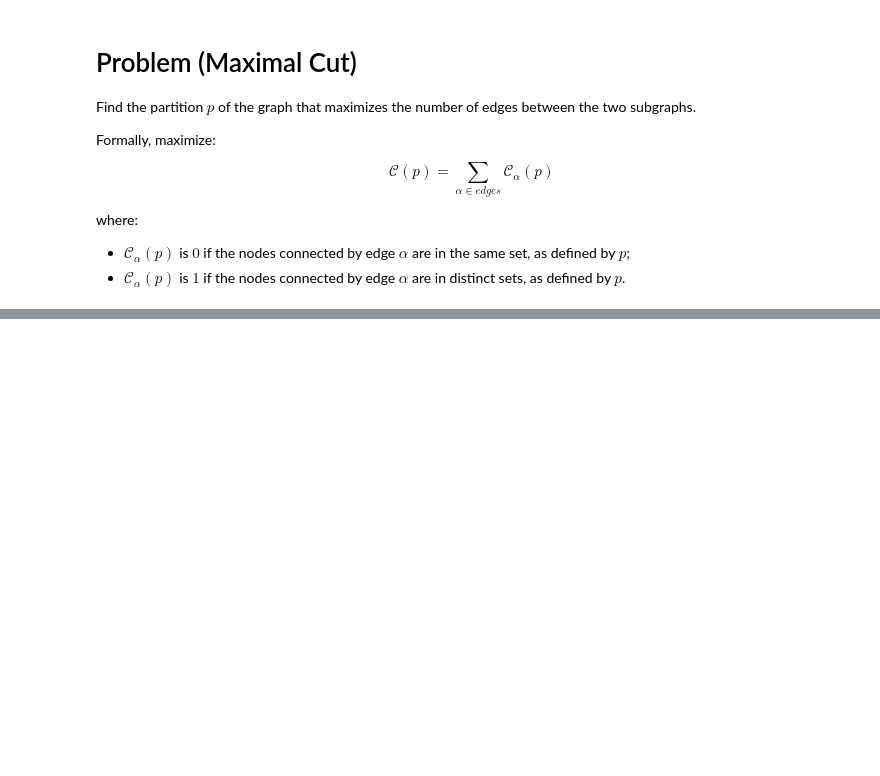
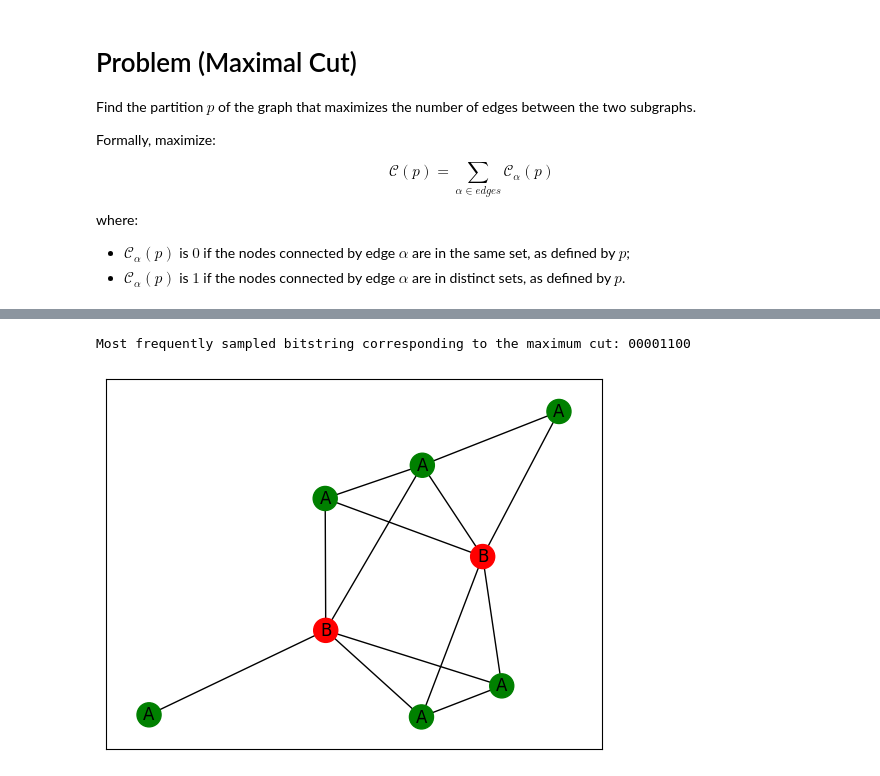
Before and after one commit to Yoric/fosdem24, a Jupyter notebook: Qadence MaxCut.ipynb, the cells around one changed output, grey strips where cells are left out. Cells and saved outputs as stored; diff of their text form; code cells hidden in the pictures; blank space fills up the shorter version.

```diff
--- a/Qadence MaxCut.ipynb
+++ b/Qadence MaxCut.ipynb
@@ -65,0 +91,23 @@ display(circuit)
+# %%
+# Train the model.
+
+# initialize the parameters to random values
+model = QuantumModel(circuit, observable=zz_ops)
+model.reset_vparams(torch.rand(model.num_vparams))
+initial_loss = loss_function(model)
+print(f"Initial loss: {initial_loss}")
+
+# train the model
+n_epochs = 100
+lr = 1.0
+
+optimizer = torch.optim.Adagrad(model.parameters(), lr=lr)
+
+# run a few optimization steps
+for i in range(n_epochs):
+    optimizer.zero_grad()
+    loss = loss_function(model)
+    loss.backward()
+    optimizer.step()
+    if (i+1) % (n_epochs // 10) == 0:
+        print(f"MaxCut cost at iteration {i+1}: {-loss.item()}")
@@ -65,0 +126,19 @@ display(circuit)
+# %%
+# Display the result.
+
+samples = model.sample(n_shots=100)[0]
+most_frequent = max(samples, key=samples.get)
+
+print(f"Most frequently sampled bitstring corresponding to the maximum cut: {most_frequent}")
+
+# let's now draw the cut obtained with the QAOA procedure
+colors = []
+labels = {}
+for node, b in zip(graph.nodes(), most_frequent):
+    colors.append("green") if int(b) == 0 else colors.append("red")
+    labels[node] = "A" if int(b) == 0 else "B"
+
+nx.draw_networkx(graph, node_color=colors, with_labels=True, labels=labels)
+# %% [output]
+Most frequently sampled bitstring corresponding to the maximum cut: 00001100
+[figure, added]
```
Also changed, not shown: parts of 4 cells of this notebook, 4 other files.
